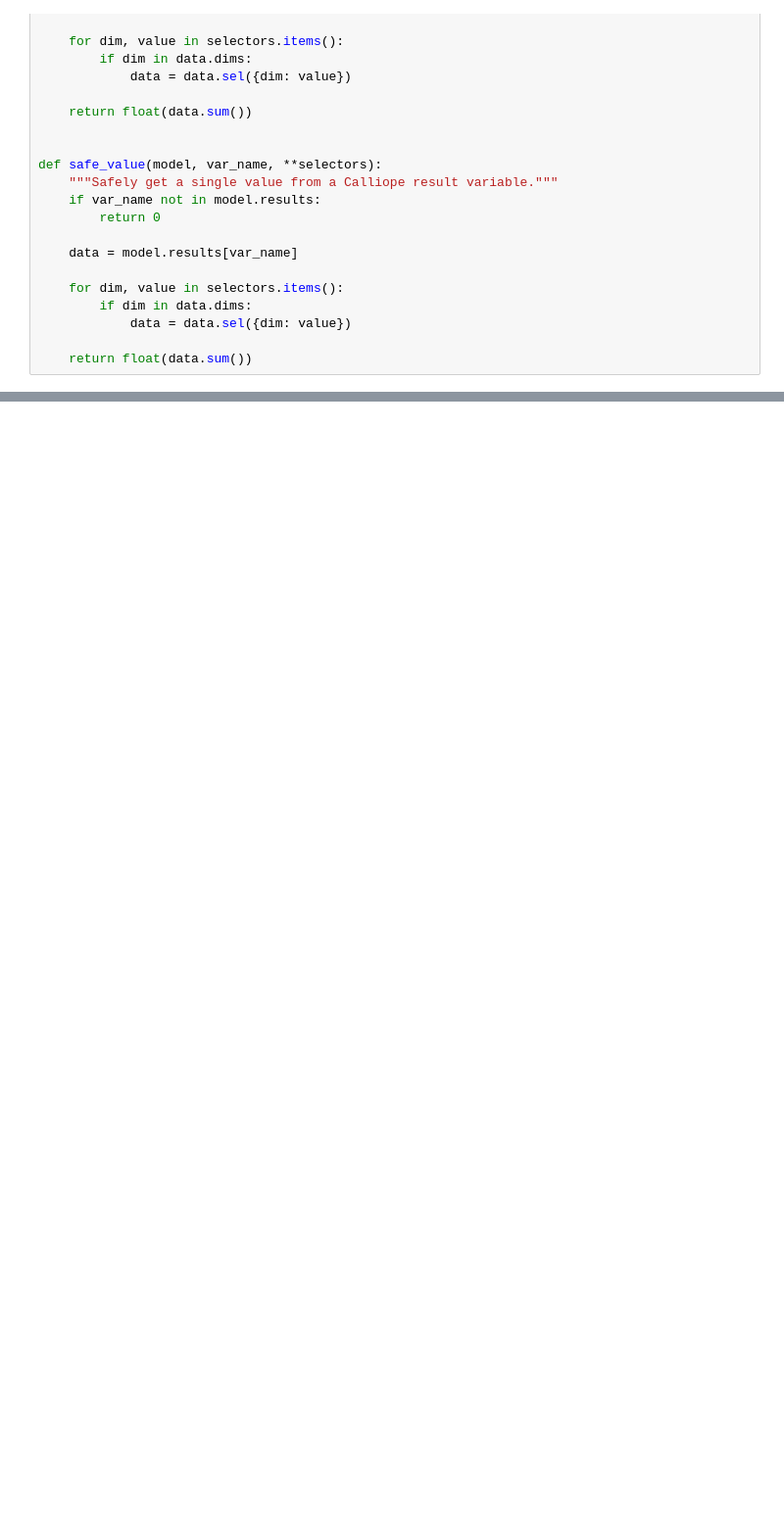
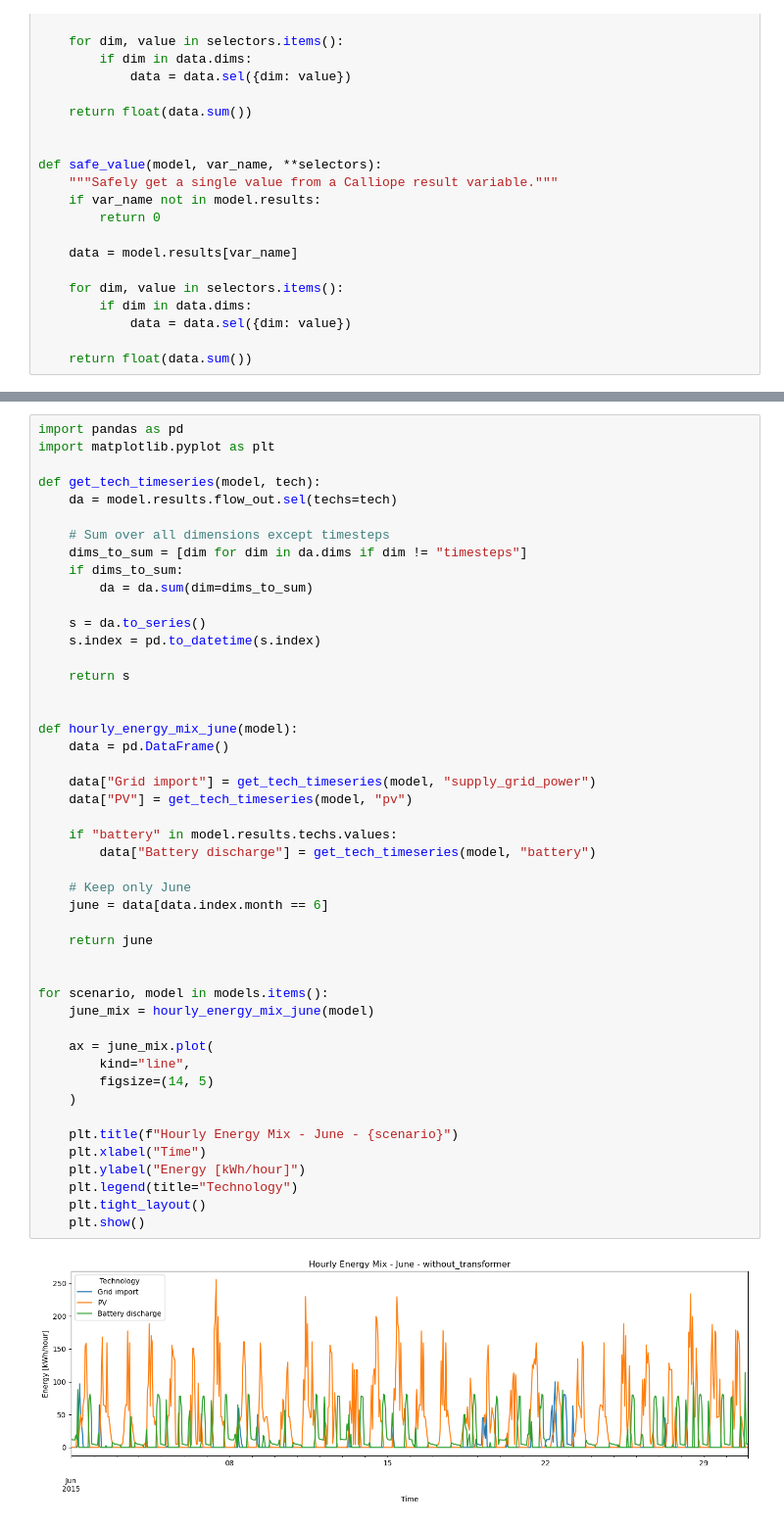
Before and after one commit to natitribaldos1/calliope-thesis-model-repo, a Jupyter notebook: notebooks/Calliope_Model_Run.ipynb, the cells around one changed output, grey strips where cells are left out. Shown at 98% size. Saved outputs shown, nothing was run; the diff lists cells and outputs as text; blank space fills up the shorter version.

```diff
--- a/notebooks/Calliope_Model_Run.ipynb
+++ b/notebooks/Calliope_Model_Run.ipynb
@@ -256 +256,50 @@ for scenario, model in models.items():
 [figure]
+# %%
+import pandas as pd
+import matplotlib.pyplot as plt
+
+def get_tech_timeseries(model, tech):
+    da = model.results.flow_out.sel(techs=tech)
+
+    # Sum over all dimensions except timesteps
+    dims_to_sum = [dim for dim in da.dims if dim != "timesteps"]
+    if dims_to_sum:
+        da = da.sum(dim=dims_to_sum)
+
+    s = da.to_series()
+    s.index = pd.to_datetime(s.index)
+
+    return s
+
+
+def hourly_energy_mix_june(model):
+    data = pd.DataFrame()
+
+    data["Grid import"] = get_tech_timeseries(model, "supply_grid_power")
+    data["PV"] = get_tech_timeseries(model, "pv")
+
+    if "battery" in model.results.techs.values:
+        data["Battery discharge"] = get_tech_timeseries(model, "battery")
+
+    # Keep only June
+    june = data[data.index.month == 6]
+
+    return june
+
+
+for scenario, model in models.items():
+    june_mix = hourly_energy_mix_june(model)
+
+    ax = june_mix.plot(
+        kind="line",
+        figsize=(14, 5)
+    )
+
+    plt.title(f"Hourly Energy Mix - June - {scenario}")
+    plt.xlabel("Time")
+    plt.ylabel("Energy [kWh/hour]")
+    plt.legend(title="Technology")
+    plt.tight_layout()
+    plt.show()
+# %% [output]
+[figure, added]
```
Also changed, not shown: parts of 5 cells of this notebook, 3 other files.
